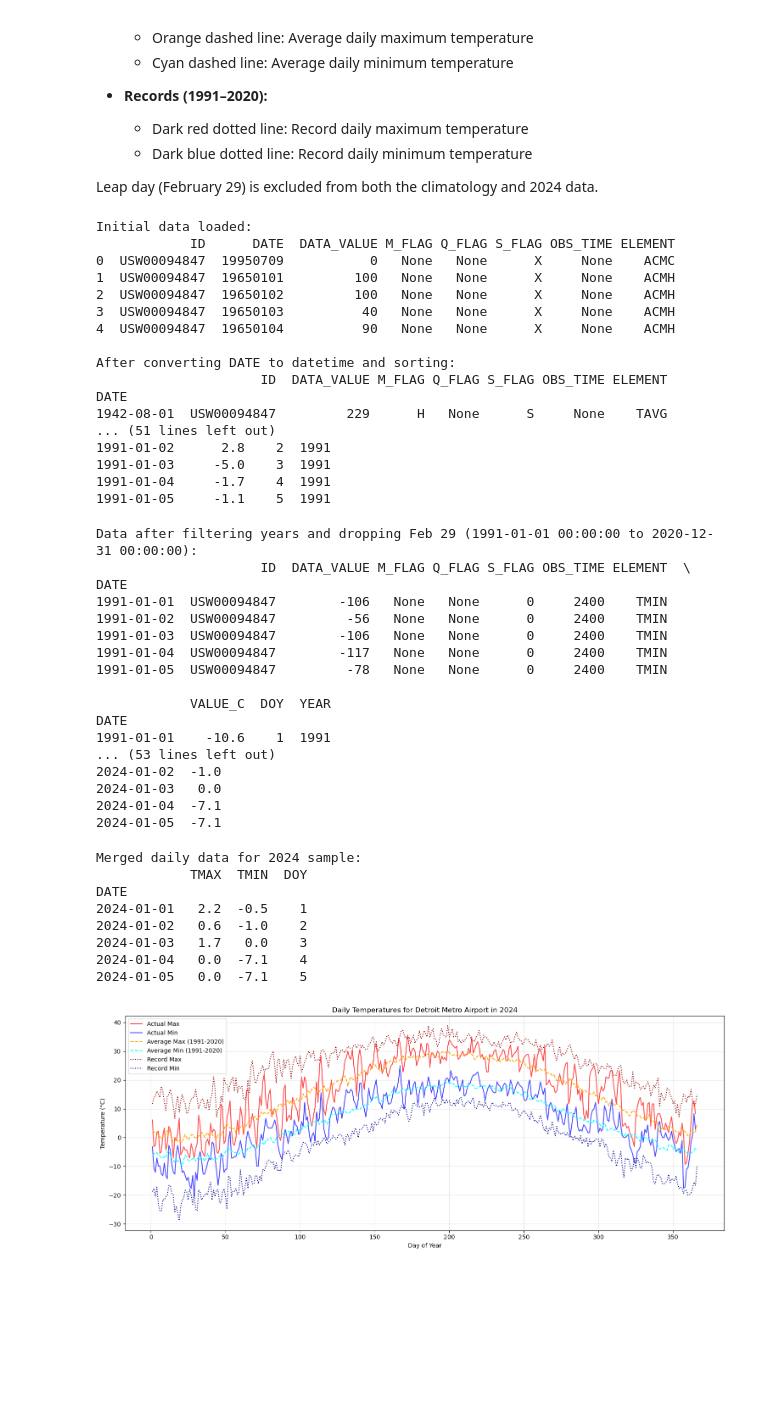
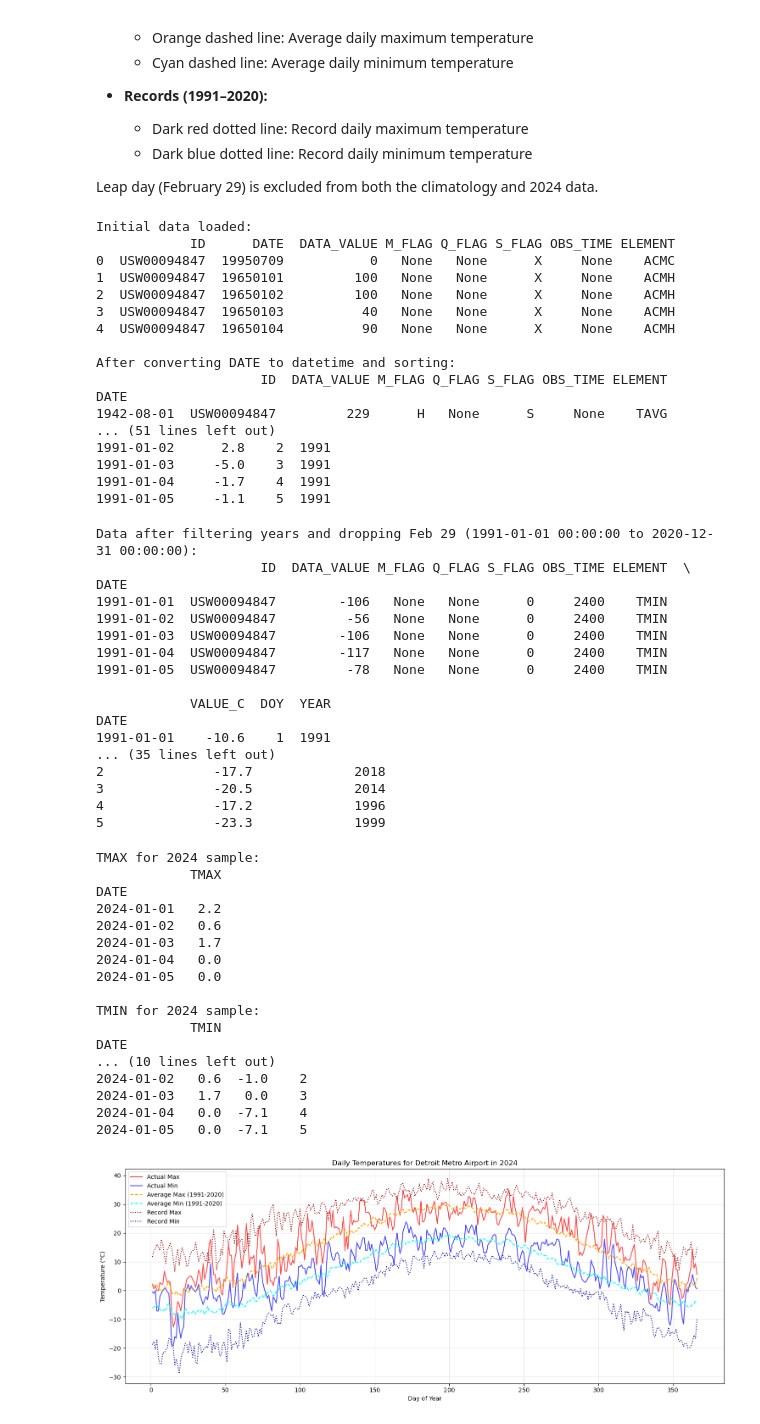
Before and after one commit to atmsillinois/ATMS-523-Module-3, a Jupyter notebook: M3N2_final_hw_njm.ipynb, the cells around one changed output. Saved outputs shown, nothing was run; the diff lists cells and outputs as text; code cells hidden in the pictures; blank space fills up the shorter version.

```diff
--- a/M3N2_final_hw_njm.ipynb
+++ b/M3N2_final_hw_njm.ipynb
@@ -207,7 +207,7 @@ Leap day (February 29) is excluded from both the climatology and 2024 data.
 station_id = "USW00094847"
 clim, df_tmax, df_tmin = daily_climatology(station_id)
 df_2024 = daily_year_data(df_tmax, df_tmin, 2024)
-plot_year_temperatures(clim, df_2022, city_name='Detroit Metro Airport', year=2024)
+plot_year_temperatures(clim, df_2024, city_name='Detroit Metro Airport', year=2024)
 # %% [output]
 Initial data loaded:
             ID      DATE  DATA_VALUE M_FLAG Q_FLAG S_FLAG OBS_TIME ELEMENT
@@ -216,39 +216,48 @@ Initial data loaded:
 2  USW00094847  19650102         100   None   None      X     None    ACMH
 3  USW00094847  19650103          40   None   None      X     None    ACMH
 4  USW00094847  19650104          90   None   None      X     None    ACMH
 
 After converting DATE to datetime and sorting:
                      ID  DATA_VALUE M_FLAG Q_FLAG S_FLAG OBS_TIME ELEMENT
 DATE
 1942-08-01  USW00094847         229      H   None      S     None    TAVG
 ... (51 lines left out)
 1991-01-02      2.8    2  1991
 1991-01-03     -5.0    3  1991
 1991-01-04     -1.7    4  1991
 1991-01-05     -1.1    5  1991
 Data after filtering years and dropping Feb 29 (1991-01-01 00:00:00 to 2020-12-31 00:00:00):
                      ID  DATA_VALUE M_FLAG Q_FLAG S_FLAG OBS_TIME ELEMENT  \
 DATE
 1991-01-01  USW00094847        -106   None   None      0     2400    TMIN
 1991-01-02  USW00094847         -56   None   None      0     2400    TMIN
 1991-01-03  USW00094847        -106   None   None      0     2400    TMIN
 1991-01-04  USW00094847        -117   None   None      0     2400    TMIN
 1991-01-05  USW00094847         -78   None   None      0     2400    TMIN
 
             VALUE_C  DOY  YEAR
 DATE
 1991-01-01    -10.6    1  1991
-... (53 lines left out)
-2024-01-02  -1.0
-2024-01-03   0.0
-2024-01-04  -7.1
-2024-01-05  -7.1
+... (35 lines left out)
+2              -17.7             2018
+3              -20.5             2014
+4              -17.2             1996
+5              -23.3             1999
-Merged daily data for 2024 sample:
-            TMAX  TMIN  DOY
+TMAX for 2024 sample:
+            TMAX
 DATE
-2024-01-01   2.2  -0.5    1
+2024-01-01   2.2
+2024-01-02   0.6
+2024-01-03   1.7
+2024-01-04   0.0
+2024-01-05   0.0
+
+TMIN for 2024 sample:
+            TMIN
+DATE
+... (10 lines left out)
 2024-01-02   0.6  -1.0    2
 2024-01-03   1.7   0.0    3
 2024-01-04   0.0  -7.1    4
 2024-01-05   0.0  -7.1    5
-[figure, old version]
+[figure, new version]
```
